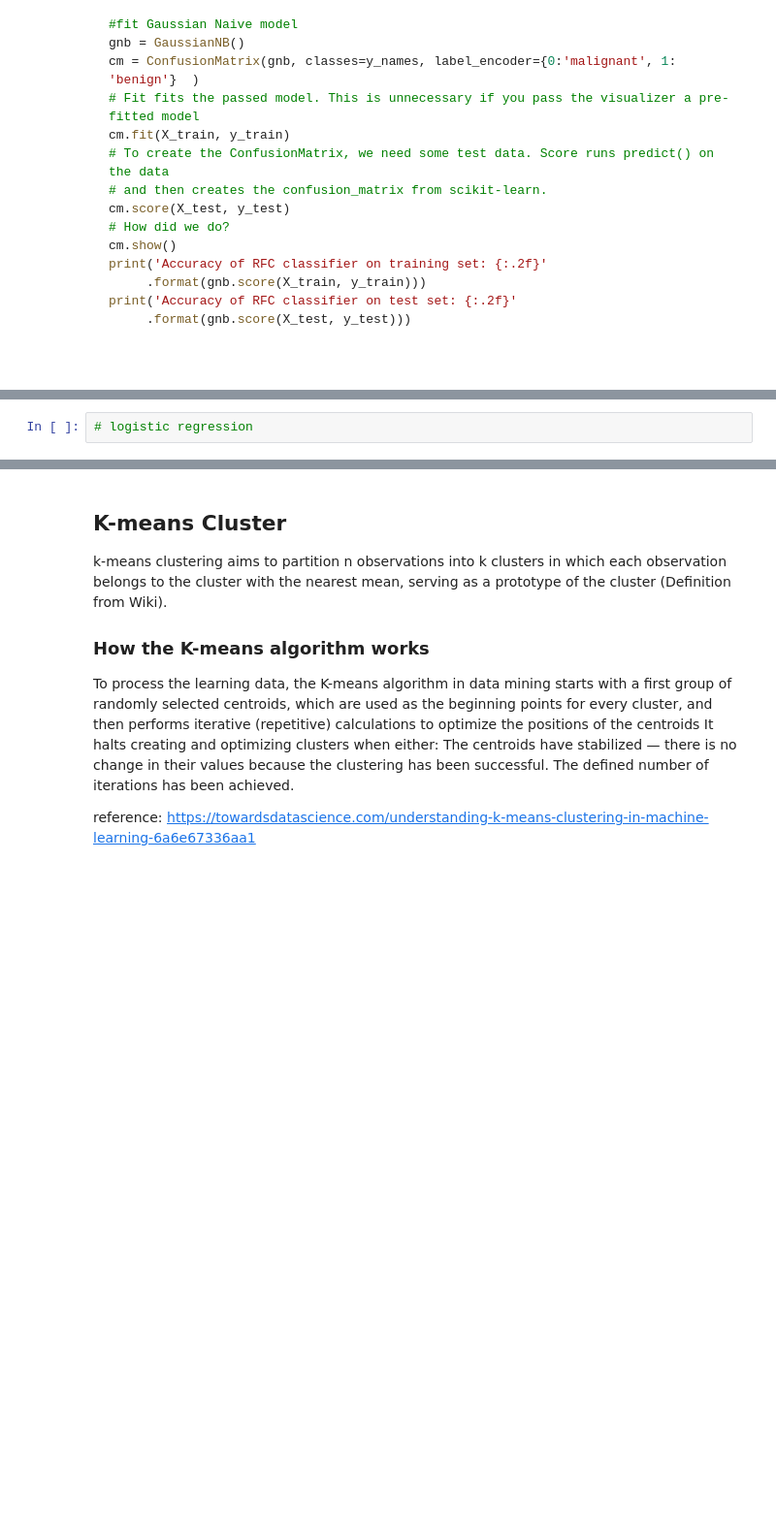
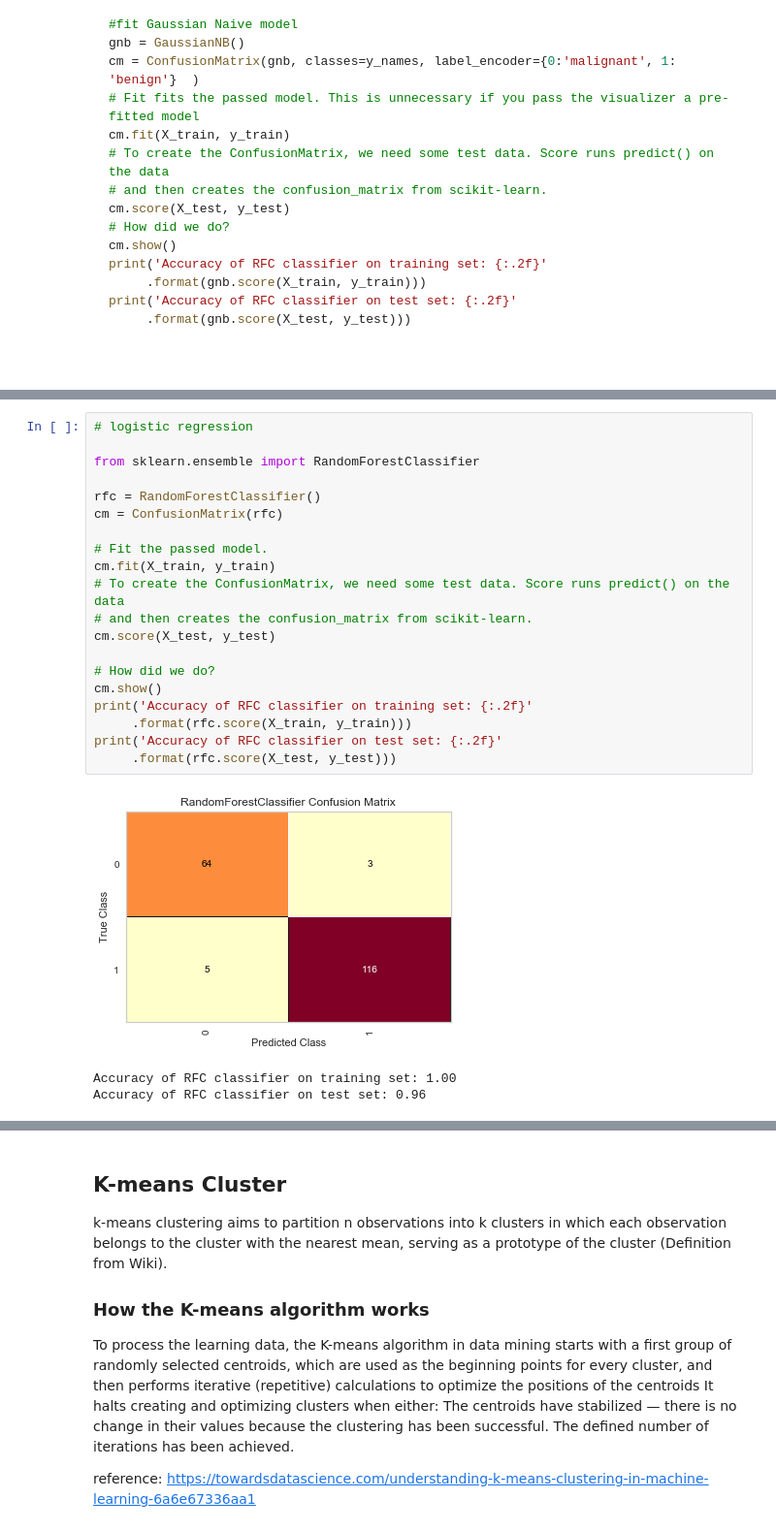
Before and after one commit to juliazhu09/Python4ML, a Jupyter notebook: Python for Machine Learning.ipynb, the cells around one changed output, grey strips where cells are left out. Shown at 97% size. Cells and saved outputs as stored; diff of their text form; blank space fills up the shorter version.

```diff
--- a/Python for Machine Learning.ipynb
+++ b/Python for Machine Learning.ipynb
@@ -643,5 +781,27 @@ print('Accuracy of GNB classifier on test set: {:.2f}'
-# %%
-# logistic regression
+# %%
+# logistic regression
+
+from sklearn.ensemble import RandomForestClassifier
+
+rfc = RandomForestClassifier()
+cm = ConfusionMatrix(rfc)
+
+# Fit the passed model.
+cm.fit(X_train, y_train)
+# To create the ConfusionMatrix, we need some test data. Score runs predict() on the data
+# and then creates the confusion_matrix from scikit-learn.
+cm.score(X_test, y_test)
+
+# How did we do?
+cm.show()
+print('Accuracy of RFC classifier on training set: {:.2f}'
+     .format(rfc.score(X_train, y_train)))
+print('Accuracy of RFC classifier on test set: {:.2f}'
+     .format(rfc.score(X_test, y_test)))
+# %% [output]
+[figure, added]
+Accuracy of RFC classifier on training set: 1.00
+Accuracy of RFC classifier on test set: 0.96
 # %% [markdown]
 ## Unsupervised Learning
 
```
Also changed, not shown: parts of 48 cells of this notebook.
